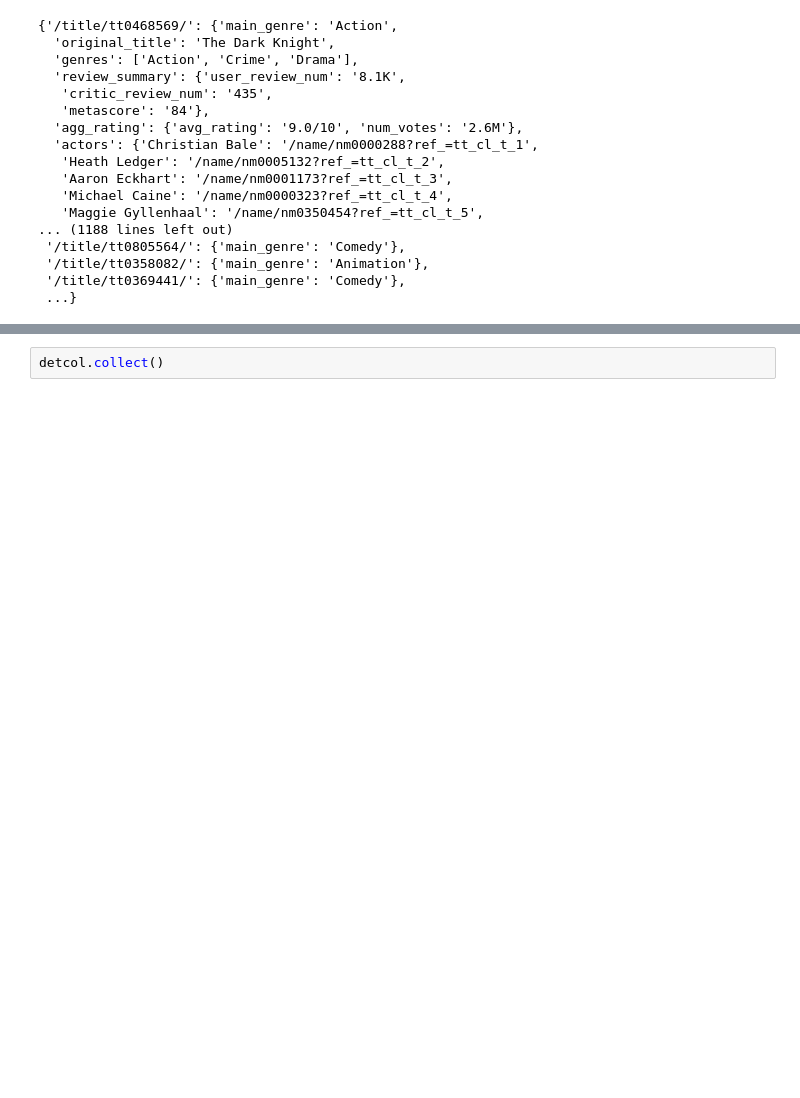
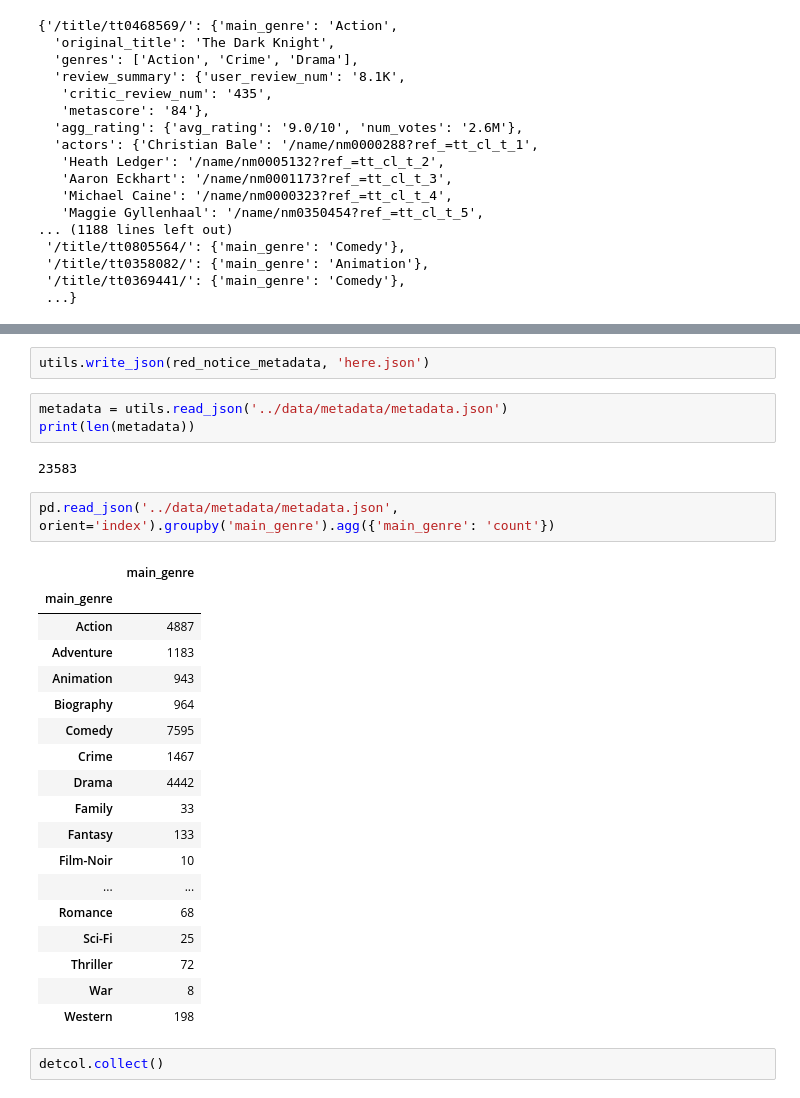
Before and after one commit to ilyamil/movie_recommender_system, a Jupyter notebook: notebooks/reviews_cleaning.ipynb, the cells around one changed output, grey strips where cells are left out. Saved outputs shown, nothing was run; the diff lists cells and outputs as text; blank space fills up the shorter version.

```diff
--- a/notebooks/reviews_cleaning.ipynb
+++ b/notebooks/reviews_cleaning.ipynb
@@ -123,3 +137,31 @@ detcol = metadata.MetadataCollector(metadata_config, aws_credentials)
+# %%
+utils.write_json(red_notice_metadata, 'here.json')
+# %%
+metadata = utils.read_json('../data/metadata/metadata.json')
+print(len(metadata))
+# %% [output]
+23583
+# %%
+pd.read_json('../data/metadata/metadata.json', orient='index').groupby('main_genre').agg({'main_genre': 'count'})
+# %% [output]
+|  | main_genre |
+| main_genre |  |
+| Action | 4887 |
+| Adventure | 1183 |
+| Animation | 943 |
+| Biography | 964 |
+| Comedy | 7595 |
+| Crime | 1467 |
+| Drama | 4442 |
+| Family | 33 |
+| Fantasy | 133 |
+| Film-Noir | 10 |
+| ... | ... |
+| Romance | 68 |
+| Sci-Fi | 25 |
+| Thriller | 72 |
+| War | 8 |
+| Western | 198 |
 # %%
 detcol.collect()
 # %% [output]
```
Also changed, not shown: parts of 8 cells of this notebook, 8 other files.
